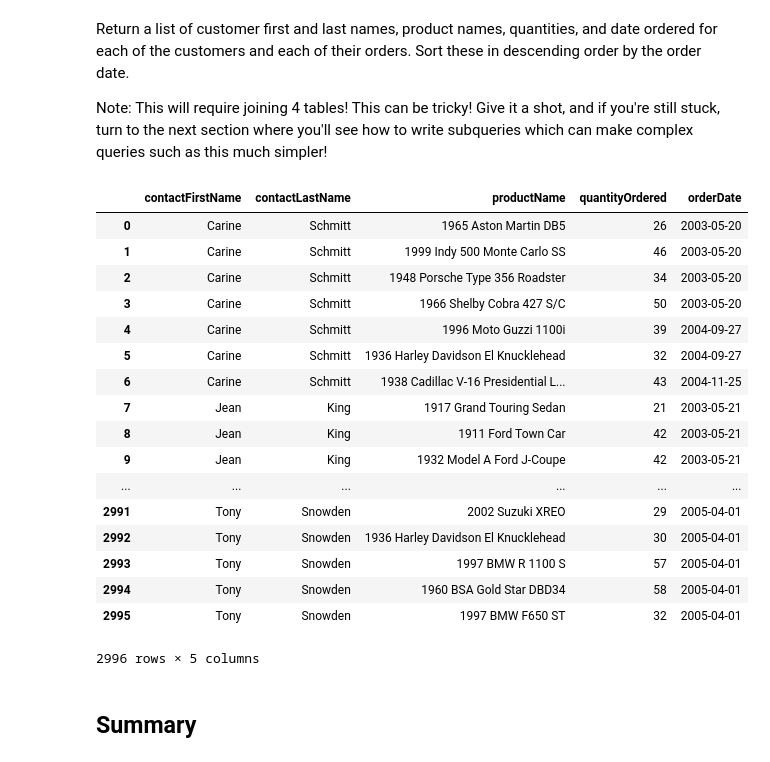
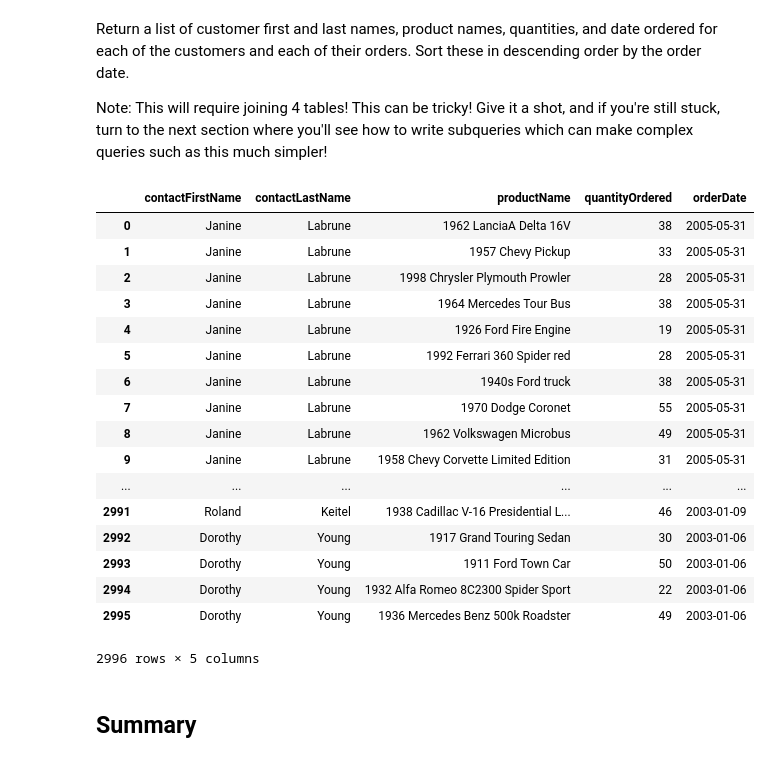
Before and after one commit to Tenchibule/dsc-one-to-many-and-many-to-many-joins-lab-dc-ds-071519, a Jupyter notebook: index.ipynb, the cells around one changed output. Drawn from its saved outputs; the diff is of its cells as text; code cells hidden in the pictures.

```diff
--- a/index.ipynb
+++ b/index.ipynb
@@ -104,26 +104,26 @@ Return a list of customer first and last names, product names, quantities, and d
 
 Note: This will require joining 4 tables! This can be tricky! Give it a shot, and if you're still stuck, turn to the next section where you'll see how to write subqueries which can make complex queries such as this much simpler!
 # %%
-query = 'select ContactfirstName,ContactlastName,productname, quantityordered, orderdate from customers join orders using(customerNumber) join orderdetails using(orderNumber) join products using(productcode) order by orderDate'
+query = 'select ContactfirstName,ContactlastName,productname, quantityordered, orderdate from customers join orders using(customerNumber) join orderdetails using(orderNumber) join products using(productcode) order by orderDate desc'
 pd.read_sql(query,conn)
 # %% [output]
 |  | contactFirstName | contactLastName | productName | quantityOrdered | orderDate |
-| 0 | Carine | Schmitt | 1965 Aston Martin DB5 | 26 | 2003-05-20 |
-| 1 | Carine | Schmitt | 1999 Indy 500 Monte Carlo SS | 46 | 2003-05-20 |
-| 2 | Carine | Schmitt | 1948 Porsche Type 356 Roadster | 34 | 2003-05-20 |
-| 3 | Carine | Schmitt | 1966 Shelby Cobra 427 S/C | 50 | 2003-05-20 |
-| 4 | Carine | Schmitt | 1996 Moto Guzzi 1100i | 39 | 2004-09-27 |
-| 5 | Carine | Schmitt | 1936 Harley Davidson El Knucklehead | 32 | 2004-09-27 |
-| 6 | Carine | Schmitt | 1938 Cadillac V-16 Presidential L... | 43 | 2004-11-25 |
-| 7 | Jean | King | 1917 Grand Touring Sedan | 21 | 2003-05-21 |
-| 8 | Jean | King | 1911 Ford Town Car | 42 | 2003-05-21 |
-| 9 | Jean | King | 1932 Model A Ford J-Coupe | 42 | 2003-05-21 |
+| 0 | Janine | Labrune | 1962 LanciaA Delta 16V | 38 | 2005-05-31 |
+| 1 | Janine | Labrune | 1957 Chevy Pickup | 33 | 2005-05-31 |
+| 2 | Janine | Labrune | 1998 Chrysler Plymouth Prowler | 28 | 2005-05-31 |
+| 3 | Janine | Labrune | 1964 Mercedes Tour Bus | 38 | 2005-05-31 |
+| 4 | Janine | Labrune | 1926 Ford Fire Engine | 19 | 2005-05-31 |
+| 5 | Janine | Labrune | 1992 Ferrari 360 Spider red | 28 | 2005-05-31 |
+| 6 | Janine | Labrune | 1940s Ford truck | 38 | 2005-05-31 |
+| 7 | Janine | Labrune | 1970 Dodge Coronet | 55 | 2005-05-31 |
+| 8 | Janine | Labrune | 1962 Volkswagen Microbus | 49 | 2005-05-31 |
+| 9 | Janine | Labrune | 1958 Chevy Corvette Limited Edition | 31 | 2005-05-31 |
 | ... | ... | ... | ... | ... | ... |
-| 2991 | Tony | Snowden | 2002 Suzuki XREO | 29 | 2005-04-01 |
-| 2992 | Tony | Snowden | 1936 Harley Davidson El Knucklehead | 30 | 2005-04-01 |
-| 2993 | Tony | Snowden | 1997 BMW R 1100 S | 57 | 2005-04-01 |
-| 2994 | Tony | Snowden | 1960 BSA Gold Star DBD34 | 58 | 2005-04-01 |
-| 2995 | Tony | Snowden | 1997 BMW F650 ST | 32 | 2005-04-01 |
+| 2991 | Roland | Keitel | 1938 Cadillac V-16 Presidential L... | 46 | 2003-01-09 |
+| 2992 | Dorothy | Young | 1917 Grand Touring Sedan | 30 | 2003-01-06 |
+| 2993 | Dorothy | Young | 1911 Ford Town Car | 50 | 2003-01-06 |
+| 2994 | Dorothy | Young | 1932 Alfa Romeo 8C2300 Spider Sport | 22 | 2003-01-06 |
+| 2995 | Dorothy | Young | 1936 Mercedes Benz 500k Roadster | 49 | 2003-01-06 |
 2996 rows × 5 columns
 # %% [markdown]
 ## Summary
```
